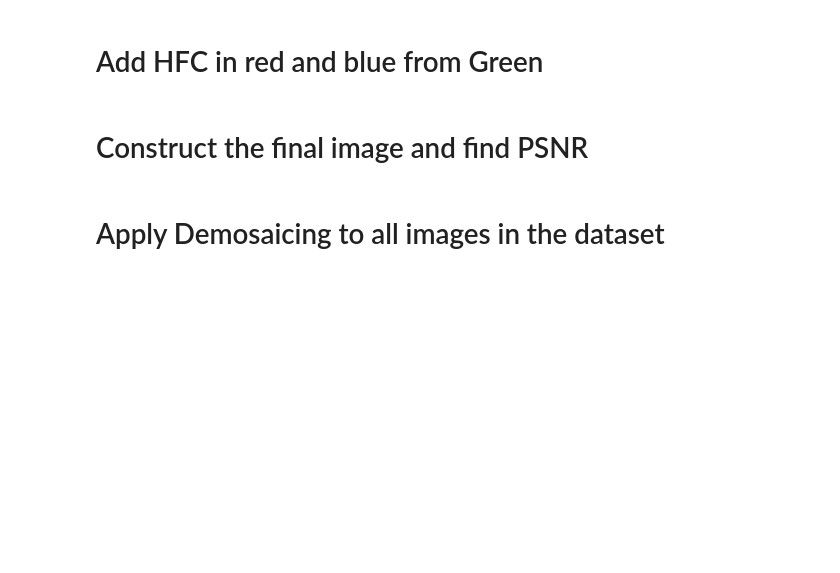
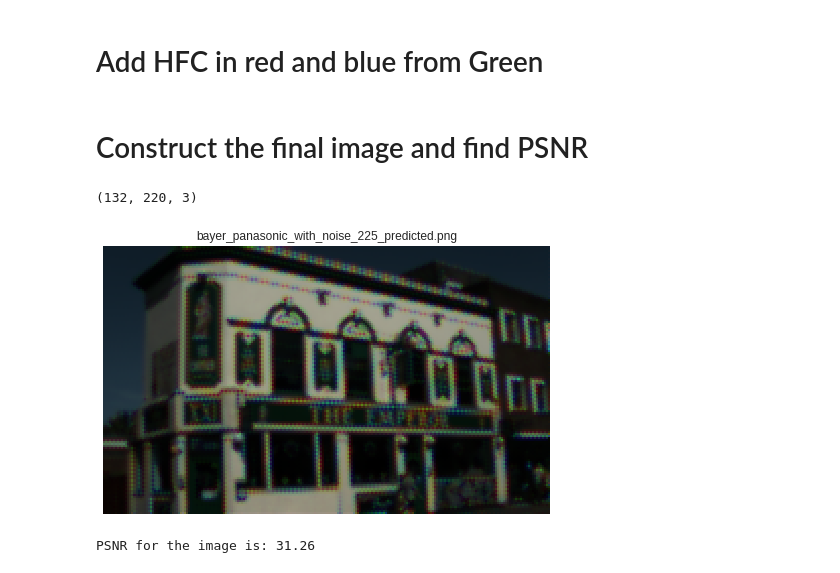
Before and after one commit to sahilbansal17/Computer-Vision-Lab, a Jupyter notebook: 3-Demosaicing/Assignment_3.ipynb, the cells around one changed output. Drawn from its saved outputs; the diff is of its cells as text; code cells hidden in the pictures; blank space fills up the shorter version.

```diff
--- a/3-Demosaicing/Assignment_3.ipynb
+++ b/3-Demosaicing/Assignment_3.ipynb
@@ -401,2 +411,17 @@ print(blue_channel, "\n")
+# %%
+kernel = gaussian_kernel_org(3, 10.0)
+red_smooth = convolution(red_channel, kernel)
+blue_smooth = convolution(blue_channel, kernel)
+# %%
+# copy the 2nd rows and columns into first rows and columns
+red_smooth[0] = red_smooth[1]
+blue_smooth[0] = blue_smooth[1]
+
+red_smooth[:, 0] = red_smooth[:, 1]
+blue_smooth[:, 0] = blue_smooth[:, 1]
+
+# copy the smoothed image into orignal channel variable to make shapes the same
+red_channel[:(n-1), :(m-1)] = red_smooth
+blue_channel[:(n-1), :(m-1)] = blue_smooth
 # %% [markdown]
 # Extract high frequency component from green channel
@@ -403,6 +445,28 @@ print(blue_channel, "\n")
 # %% [markdown]
 # Add HFC in red and blue from Green
+# %%
+red_channel_edge = red_channel + 0.05*green_edges
+blue_channel_edge = blue_channel + 0.05*green_edges
 # %% [markdown]
 # Construct the final image and find PSNR
-# %% [markdown]
-# Apply Demosaicing to all images in the dataset
+# %%
+predicted_img = np.zeros((n, m, 3))
+predicted_img[:, :, 0] = red_channel_edge
+predicted_img[:, :, 1] = green_channel_edge
+predicted_img[:, :, 2] = blue_channel_edge
+print(predicted_img.shape)
+
+predicted_img = predicted_img.astype(np.uint8)
+predicted_img = cv2.cvtColor(predicted_img, cv2.COLOR_BGR2RGB)
+plt.imshow(predicted_img), plt.title('bayer_panasonic_with_noise_225_predicted.png')
+plt.xticks([]), plt.yticks([])
+plt.show()
+# %% [output]
+(132, 220, 3)
+[figure, added]
+# %%
+mse = np.square(np.subtract(predicted_img, img_original)).mean()
+psnr = 20.0 * math.log10(255) - 10.0 * math.log10(mse)
+print("PSNR for the image is:", round(psnr, 2))
+# %% [output]
+PSNR for the image is: 31.26
```
Also changed, not shown: parts of 8 cells of this notebook, 2 other files.
